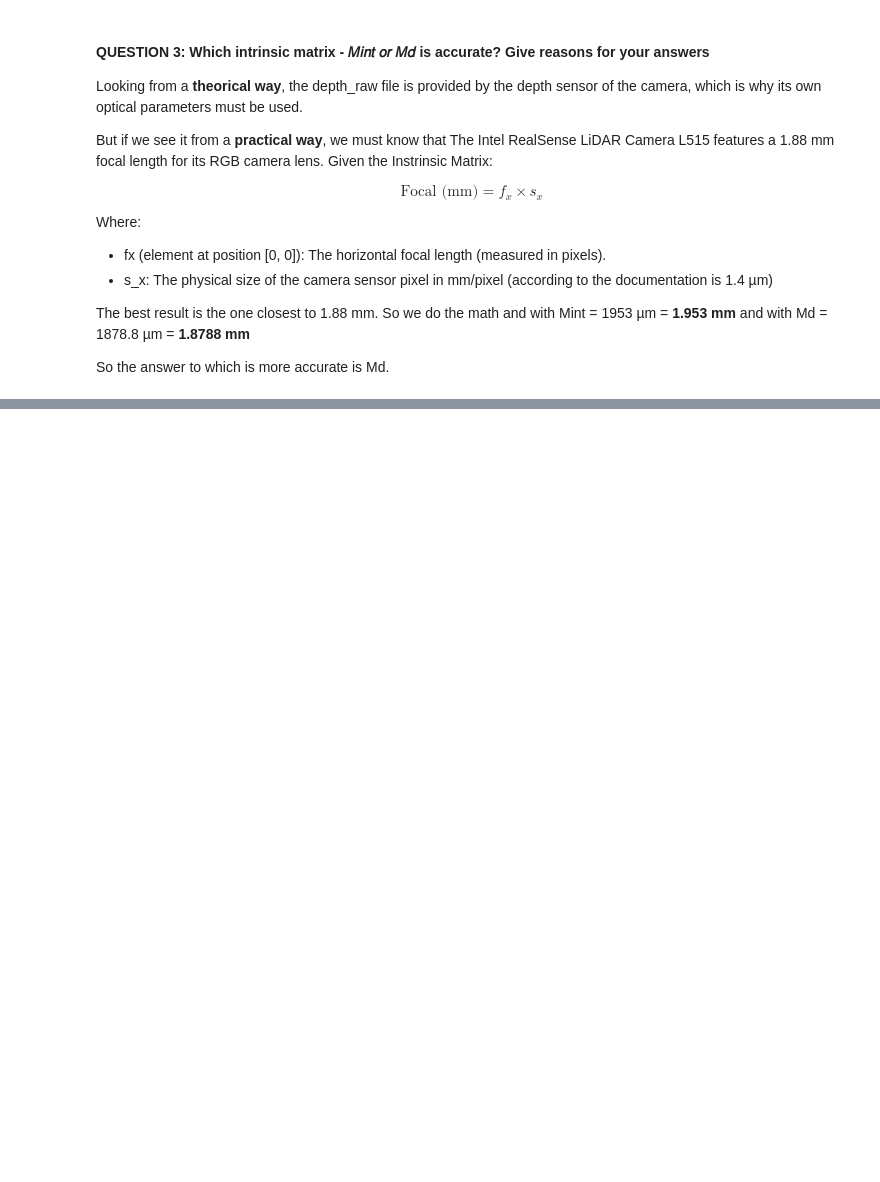
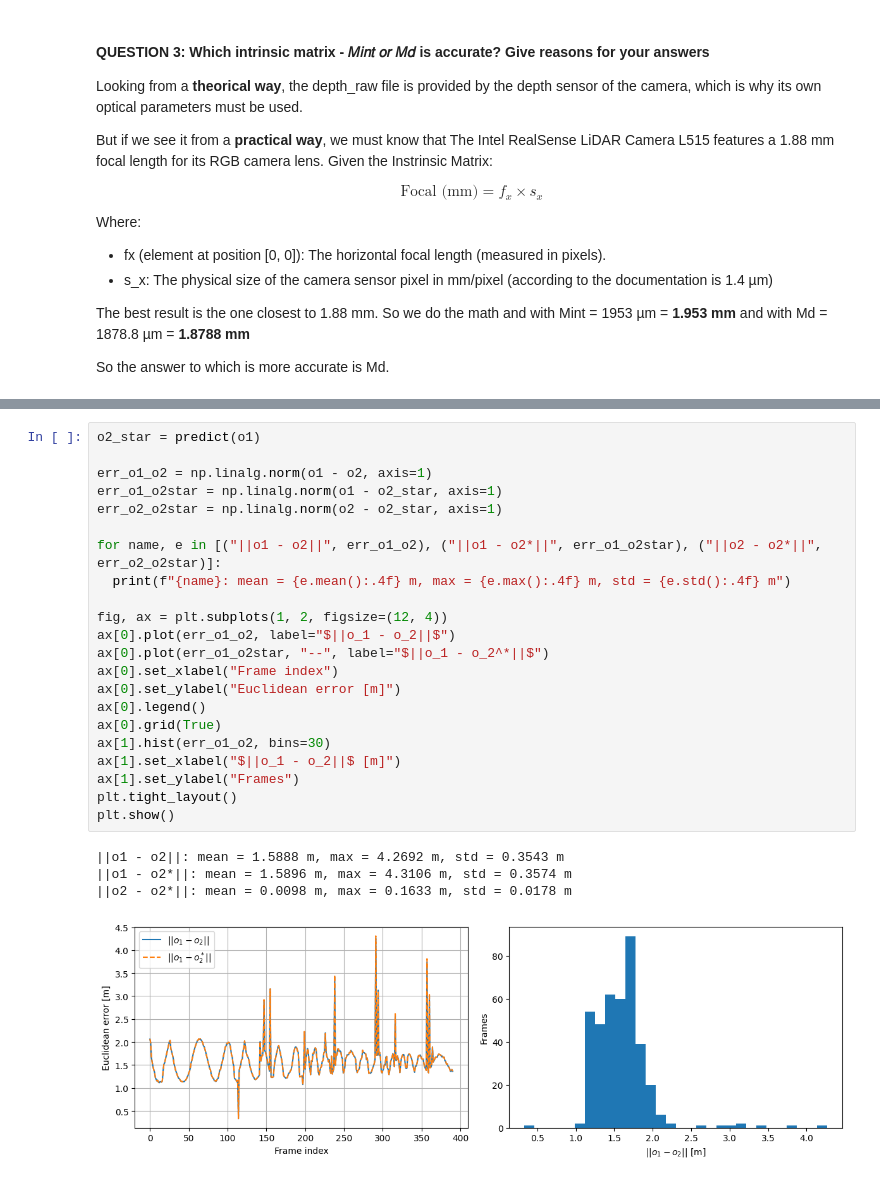
Before and after one commit to Ricrump/MAS512-Assignment2, a Jupyter notebook: Q1/Q1.ipynb, the cells around one changed output, grey strips where cells are left out. Drawn from its saved outputs; the diff is of its cells as text; blank space fills up the shorter version.

```diff
--- a/Q1/Q1.ipynb
+++ b/Q1/Q1.ipynb
@@ -201,0 +313,27 @@ So the answer to which is more accurate is Md.
+# %%
+o2_star = predict(o1)
+
+err_o1_o2 = np.linalg.norm(o1 - o2, axis=1)
+err_o1_o2star = np.linalg.norm(o1 - o2_star, axis=1)
+err_o2_o2star = np.linalg.norm(o2 - o2_star, axis=1)
+
+for name, e in [("||o1 - o2||", err_o1_o2), ("||o1 - o2*||", err_o1_o2star), ("||o2 - o2*||", err_o2_o2star)]:
+  print(f"{name}: mean = {e.mean():.4f} m, max = {e.max():.4f} m, std = {e.std():.4f} m")
+
+fig, ax = plt.subplots(1, 2, figsize=(12, 4))
+ax[0].plot(err_o1_o2, label="$||o_1 - o_2||$")
+ax[0].plot(err_o1_o2star, "--", label="$||o_1 - o_2^*||$")
+ax[0].set_xlabel("Frame index")
+ax[0].set_ylabel("Euclidean error [m]")
+ax[0].legend()
+ax[0].grid(True)
+ax[1].hist(err_o1_o2, bins=30)
+ax[1].set_xlabel("$||o_1 - o_2||$ [m]")
+ax[1].set_ylabel("Frames")
+plt.tight_layout()
+plt.show()
+# %% [output]
+||o1 - o2||: mean = 1.5888 m, max = 4.2692 m, std = 0.3543 m
+||o1 - o2*||: mean = 1.5896 m, max = 4.3106 m, std = 0.3574 m
+||o2 - o2*||: mean = 0.0098 m, max = 0.1633 m, std = 0.0178 m
+[figure, added]
```
Also changed, not shown: parts of 6 cells of this notebook, 4 other files.
